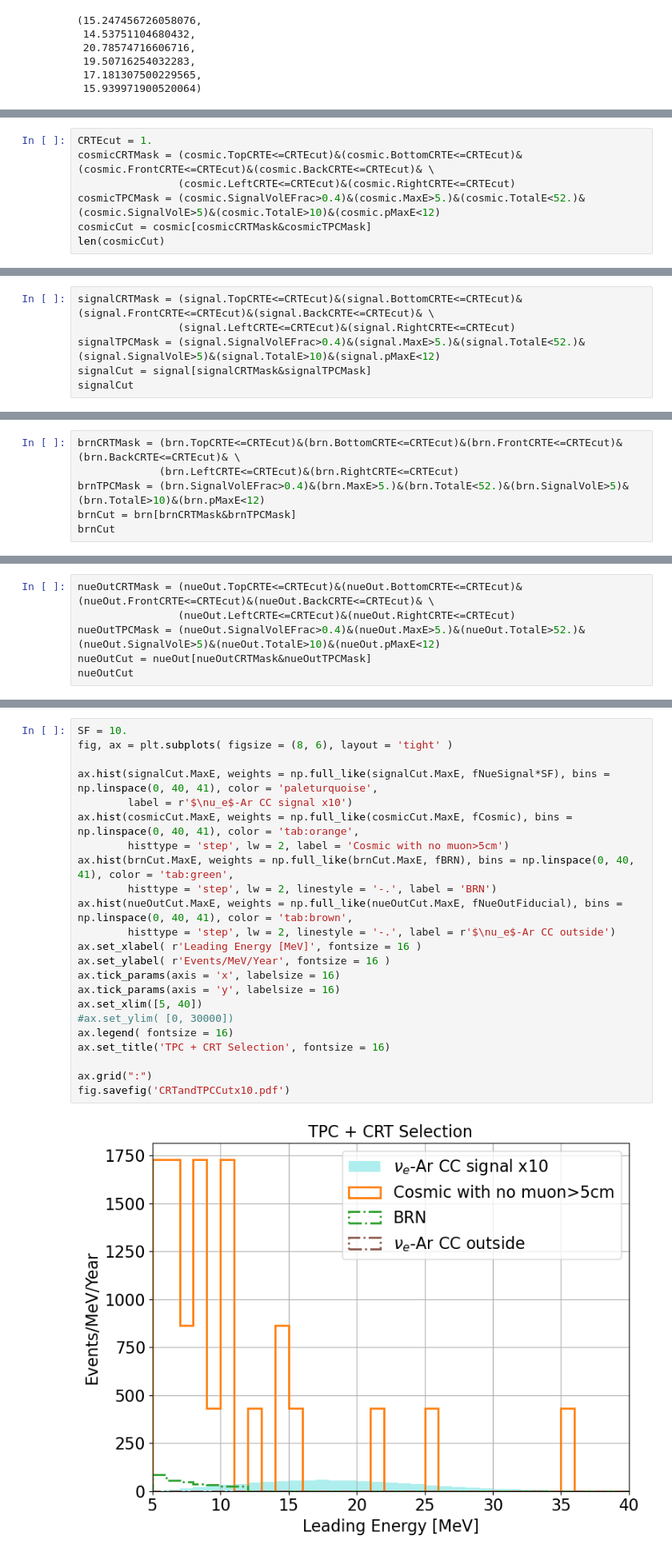
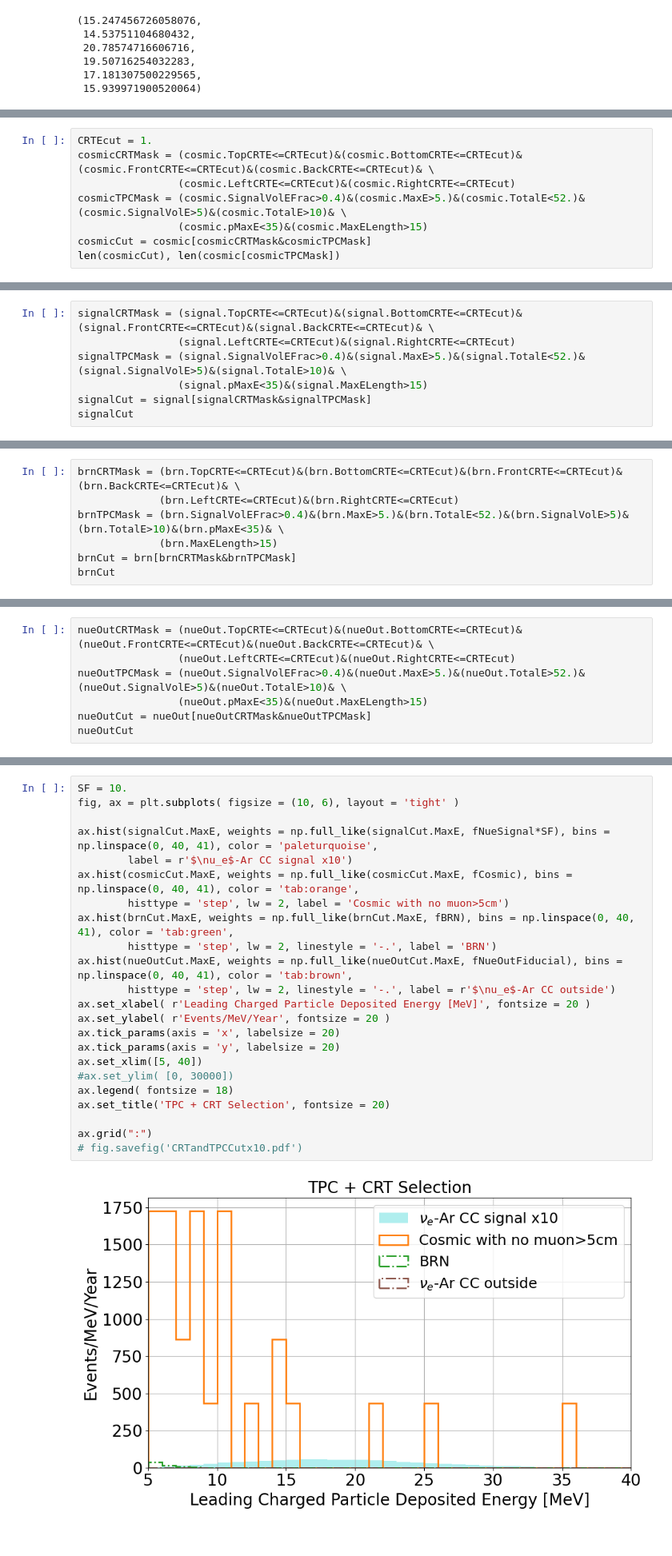
Before and after one commit to yuntsebaryon/SimpleCosmics, a Jupyter notebook: G4Analysis/checkEFrac_v2.ipynb, the cells around one changed output, grey strips where cells are left out. Shown at 80% size. Cells and saved outputs as stored; diff of their text form.

```diff
--- a/G4Analysis/checkEFrac_v2.ipynb
+++ b/G4Analysis/checkEFrac_v2.ipynb
@@ -699,7 +795,8 @@ for iax in ax:
 CRTEcut = 1.
 cosmicCRTMask = (cosmic.TopCRTE<=CRTEcut)&(cosmic.BottomCRTE<=CRTEcut)&(cosmic.FrontCRTE<=CRTEcut)&(cosmic.BackCRTE<=CRTEcut)& \
                 (cosmic.LeftCRTE<=CRTEcut)&(cosmic.RightCRTE<=CRTEcut)
-cosmicTPCMask = (cosmic.SignalVolEFrac>0.4)&(cosmic.MaxE>5.)&(cosmic.TotalE<52.)&(cosmic.SignalVolE>5)&(cosmic.TotalE>10)&(cosmic.pMaxE<12)
+cosmicTPCMask = (cosmic.SignalVolEFrac>0.4)&(cosmic.MaxE>5.)&(cosmic.TotalE<52.)&(cosmic.SignalVolE>5)&(cosmic.TotalE>10)& \
+                (cosmic.pMaxE<35)&(cosmic.MaxELength>15)
 cosmicCut = cosmic[cosmicCRTMask&cosmicTPCMask]
-len(cosmicCut)
+len(cosmicCut), len(cosmic[cosmicTPCMask])
 # %% [output]
@@ -707,7 +804,8 @@ len(cosmicCut)
 # %%
 signalCRTMask = (signal.TopCRTE<=CRTEcut)&(signal.BottomCRTE<=CRTEcut)&(signal.FrontCRTE<=CRTEcut)&(signal.BackCRTE<=CRTEcut)& \
                 (signal.LeftCRTE<=CRTEcut)&(signal.RightCRTE<=CRTEcut)
-signalTPCMask = (signal.SignalVolEFrac>0.4)&(signal.MaxE>5.)&(signal.TotalE<52.)&(signal.SignalVolE>5)&(signal.TotalE>10)&(signal.pMaxE<12)
+signalTPCMask = (signal.SignalVolEFrac>0.4)&(signal.MaxE>5.)&(signal.TotalE<52.)&(signal.SignalVolE>5)&(signal.TotalE>10)& \
+                (signal.pMaxE<35)&(signal.MaxELength>15)
 signalCut = signal[signalCRTMask&signalTPCMask]
 signalCut
 # %% [output]
@@ -727,7 +841,8 @@ signalCut
 # %%
 brnCRTMask = (brn.TopCRTE<=CRTEcut)&(brn.BottomCRTE<=CRTEcut)&(brn.FrontCRTE<=CRTEcut)&(brn.BackCRTE<=CRTEcut)& \
              (brn.LeftCRTE<=CRTEcut)&(brn.RightCRTE<=CRTEcut)
-brnTPCMask = (brn.SignalVolEFrac>0.4)&(brn.MaxE>5.)&(brn.TotalE<52.)&(brn.SignalVolE>5)&(brn.TotalE>10)&(brn.pMaxE<12)
+brnTPCMask = (brn.SignalVolEFrac>0.4)&(brn.MaxE>5.)&(brn.TotalE<52.)&(brn.SignalVolE>5)&(brn.TotalE>10)&(brn.pMaxE<35)& \
+             (brn.MaxELength>15)
 brnCut = brn[brnCRTMask&brnTPCMask]
 brnCut
 # %% [output]
@@ -747,7 +878,8 @@ brnCut
 # %%
 nueOutCRTMask = (nueOut.TopCRTE<=CRTEcut)&(nueOut.BottomCRTE<=CRTEcut)&(nueOut.FrontCRTE<=CRTEcut)&(nueOut.BackCRTE<=CRTEcut)& \
                 (nueOut.LeftCRTE<=CRTEcut)&(nueOut.RightCRTE<=CRTEcut)
-nueOutTPCMask = (nueOut.SignalVolEFrac>0.4)&(nueOut.MaxE>5.)&(nueOut.TotalE>52.)&(nueOut.SignalVolE>5)&(nueOut.TotalE>10)&(nueOut.pMaxE<12)
+nueOutTPCMask = (nueOut.SignalVolEFrac>0.4)&(nueOut.MaxE>5.)&(nueOut.TotalE>52.)&(nueOut.SignalVolE>5)&(nueOut.TotalE>10)& \
+                (nueOut.pMaxE<35)&(nueOut.MaxELength>15)
 nueOutCut = nueOut[nueOutCRTMask&nueOutTPCMask]
 nueOutCut
 # %% [output]
@@ -755,28 +887,28 @@ nueOutCut
 # %%
 SF = 10.
-fig, ax = plt.subplots( figsize = (8, 6), layout = 'tight' )
+fig, ax = plt.subplots( figsize = (10, 6), layout = 'tight' )
 
 ax.hist(signalCut.MaxE, weights = np.full_like(signalCut.MaxE, fNueSignal*SF), bins = np.linspace(0, 40, 41), color = 'paleturquoise',
         label = r'$\nu_e$-Ar CC signal x10')
 ax.hist(cosmicCut.MaxE, weights = np.full_like(cosmicCut.MaxE, fCosmic), bins = np.linspace(0, 40, 41), color = 'tab:orange',
         histtype = 'step', lw = 2, label = 'Cosmic with no muon>5cm')
 ax.hist(brnCut.MaxE, weights = np.full_like(brnCut.MaxE, fBRN), bins = np.linspace(0, 40, 41), color = 'tab:green',
         histtype = 'step', lw = 2, linestyle = '-.', label = 'BRN')
 ax.hist(nueOutCut.MaxE, weights = np.full_like(nueOutCut.MaxE, fNueOutFiducial), bins = np.linspace(0, 40, 41), color = 'tab:brown',
         histtype = 'step', lw = 2, linestyle = '-.', label = r'$\nu_e$-Ar CC outside')
-ax.set_xlabel( r'Leading Energy [MeV]', fontsize = 16 )
-ax.set_ylabel( r'Events/MeV/Year', fontsize = 16 )
-ax.tick_params(axis = 'x', labelsize = 16)
-ax.tick_params(axis = 'y', labelsize = 16)
+ax.set_xlabel( r'Leading Charged Particle Deposited Energy [MeV]', fontsize = 20 )
+ax.set_ylabel( r'Events/MeV/Year', fontsize = 20 )
+ax.tick_params(axis = 'x', labelsize = 20)
+ax.tick_params(axis = 'y', labelsize = 20)
 ax.set_xlim([5, 40])
 #ax.set_ylim( [0, 30000])
-ax.legend( fontsize = 16)
-ax.set_title('TPC + CRT Selection', fontsize = 16)
+ax.legend( fontsize = 18)
+ax.set_title('TPC + CRT Selection', fontsize = 20)
 
 ax.grid(":")
-fig.savefig('CRTandTPCCutx10.pdf')
+# fig.savefig('CRTandTPCCutx10.pdf')
 # %% [output]
-[figure, old version]
+[figure, new version]
 # %%
 len(cosmicCut)
 # %% [output]
```
Also changed, not shown: parts of 56 cells of this notebook, 2 other files.
